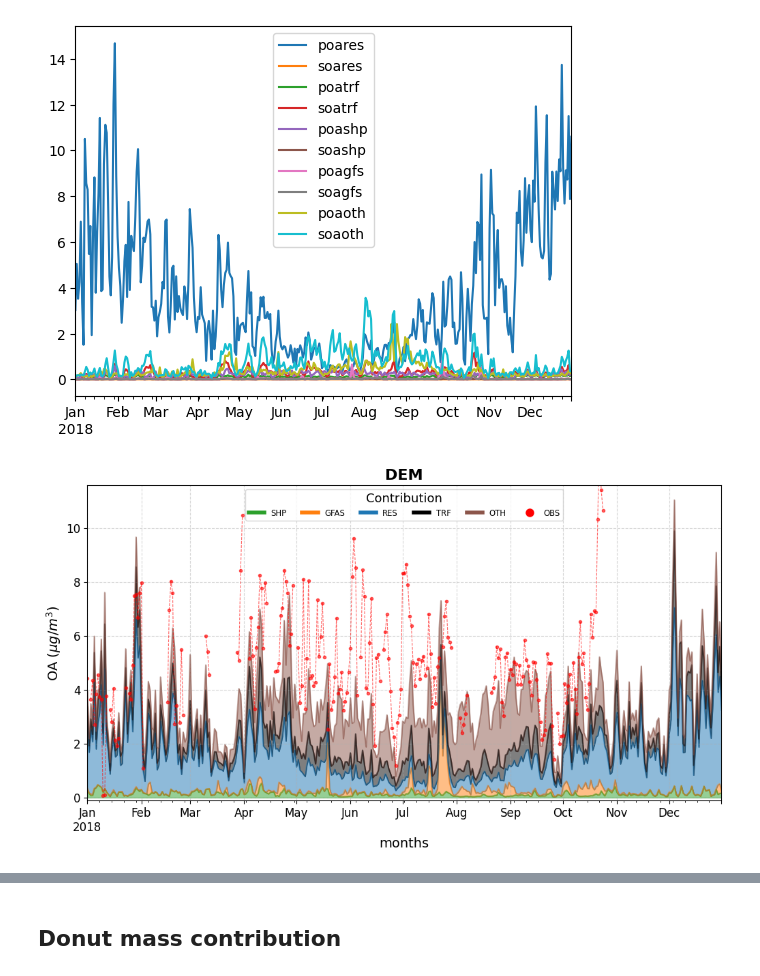
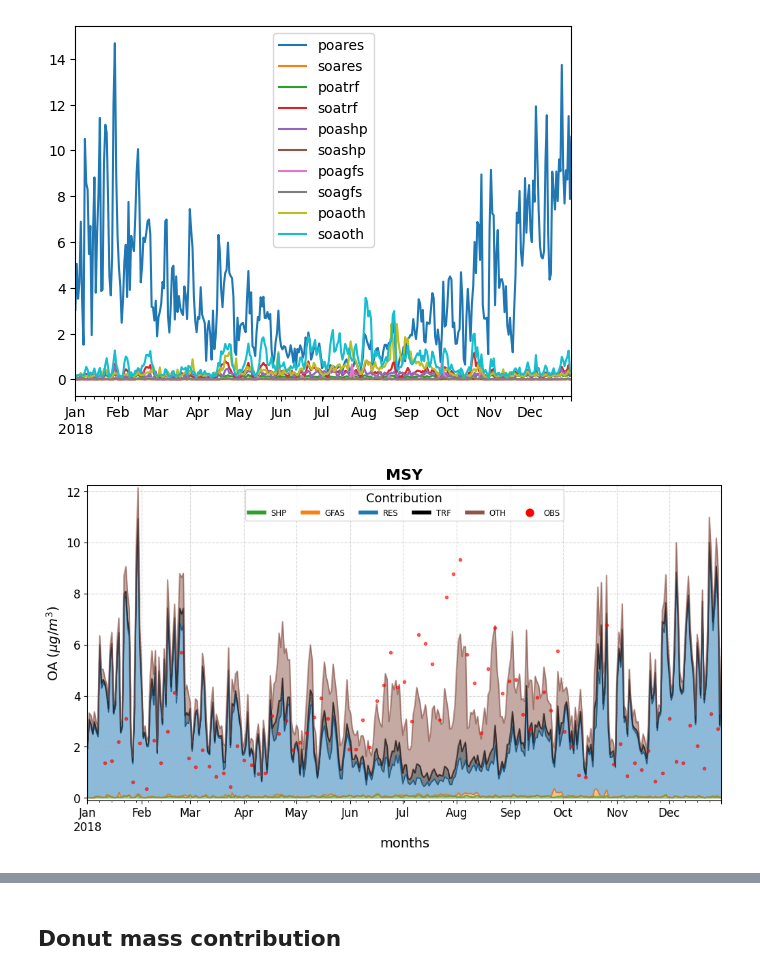
Before and after one commit to hectornav/Tool4BrC, a Jupyter notebook: paper_plots.ipynb, the cells around one changed output, grey strips where cells are left out. Drawn from its saved outputs; the diff is of its cells as text; code cells hidden in the pictures.

```diff
--- a/paper_plots.ipynb
+++ b/paper_plots.ipynb
@@ -128,36 +129,45 @@ def plot_mass_contributions(stn):
     plt.xlabel('months', fontsize=14)
     plt.ylabel(r'OA ($\mu g/m^3$)', fontsize=14)
     plt.xticks(fontsize=12)
     plt.yticks(fontsize=12)
 
     # Añadir rejilla
     plt.grid(True, linestyle='--', alpha=0.5)
 
     # Crear una lista de etiquetas con colores personalizados
     etiquetas_con_colores = [
         (etiquetas_personalizadas.get(col, col), colores.get(col, None))
         for col in df.columns
     ]
 
     # Añadir leyenda con etiquetas personalizadas y colores
     handles = [plt.Line2D([0], [0], color=color, lw=4) for etiqueta, color in etiquetas_con_colores]
     labels = [etiqueta for etiqueta, _ in etiquetas_con_colores]
 
     # Añadir leyenda de observaciones
     handles.append(plt.Line2D([0], [0], marker='o', color='w', markerfacecolor=color_obs, markersize=10))
     labels.append('OBS')
 
     plt.legend(handles=handles, labels=labels, loc='upper center', fontsize='small', title='Contribution', title_fontsize='13', ncol=6)
 
-    # Ajustar el espacio en el eje Y
-    plt.ylim(bottom=-0.1)
+    #set limite del eje y como el maximo entre mod y obs
+    max_df = df.sum(axis=1).values.max()
+    max_data_obs = data_obs.max().values[0]
 
+    # Obtener el máximo entre max_df y max_data_obs
+    max_val = max(max_df, max_data_obs)
+    plt.ylim(-0.1, max_val+0.1)
+
+    #crear carpeta para guardar figuras
+    os.makedirs("figures_paper", exist_ok=True)
+    #guardar figura
+    plt.savefig("figures_paper/{}_mass_contributions.png".format(stn), dpi=300, bbox_inches='tight')
     # Mostrar el gráfico
     plt.show()
 
 # Llama a la función con el nombre de la estación
-plot_mass_contributions('DEM')
+plot_mass_contributions('MSY')
 # %% [output]
-[figure, old version]
+[figure, new version]
 # %%
 #ut.plot_line_mass('RIG')
```
Also changed, not shown: parts of 19 cells of this notebook, 35 other files.
